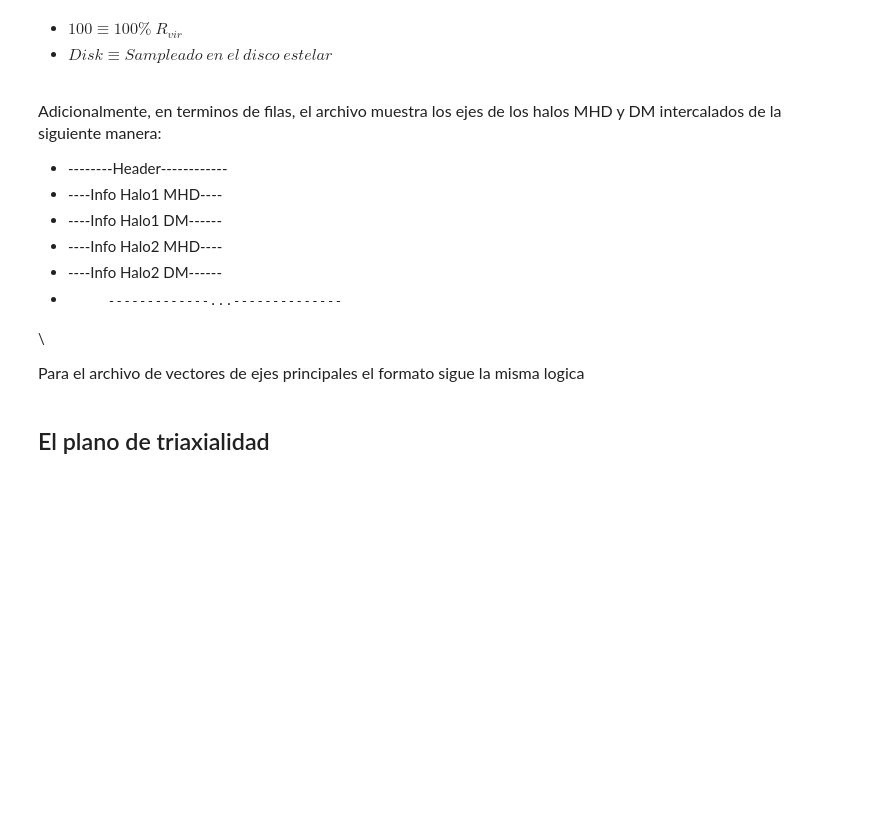
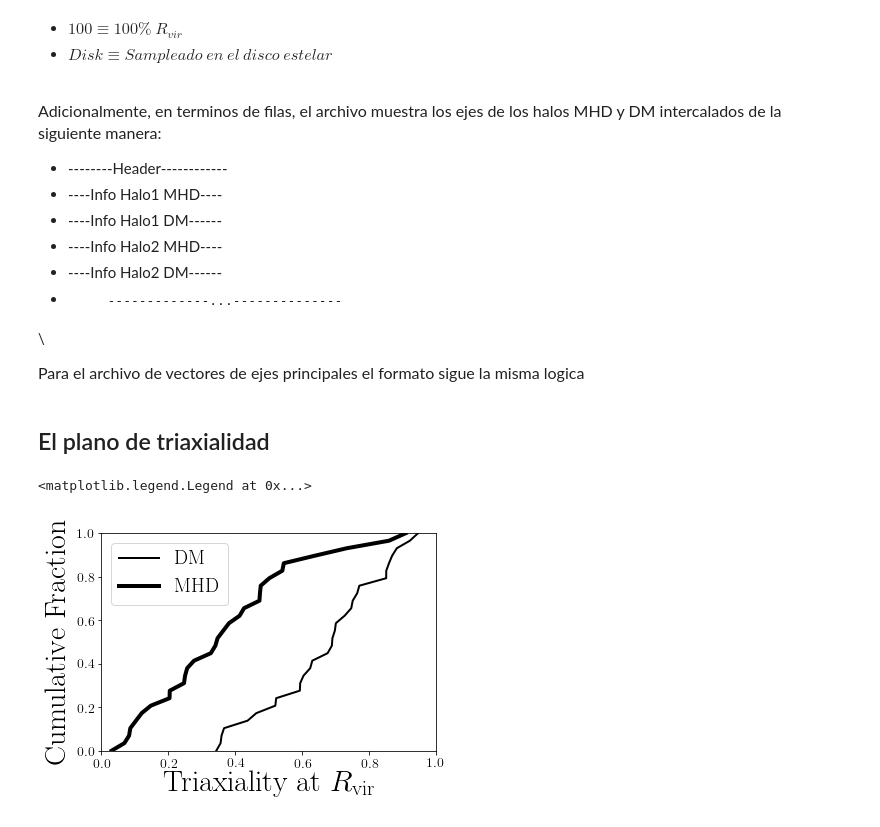
Before and after one commit to jdprada1760/Paper_Halo_shapes, a Jupyter notebook: Code/Triaxial_Plane.ipynb, the cells around one changed output. Saved outputs shown, nothing was run; the diff lists cells and outputs as text; code cells hidden in the pictures; blank space fills up the shorter version.

Commit message:
update triaxial plane plots

```diff
--- a/Code/Triaxial_Plane.ipynb
+++ b/Code/Triaxial_Plane.ipynb
@@ -198,3 +199,29 @@ for axe,name in (zip([axesDM,axesMHD],['DM','MHD'])):
     #plt.show()
     plot_name = '../Data/Halo_General/Lvl_4_Triax_Plane_'+name+'.png'
     plt.savefig(plot_name,bbox_inches='tight')
+# %%
+axis_a = axesDM[:,:,0]
+axis_b = axesDM[:,:,1]
+axis_c = axesDM[:,:,2]
+T_DM = (1-axis_b/axis_a)/(1-axis_c/axis_a)
+
+axis_a = axesMHD[:,:,0]
+axis_b = axesMHD[:,:,1]
+axis_c = axesMHD[:,:,2]
+T_MHD = (1-axis_b/axis_a)/(1-axis_c/axis_a)
+
+delta_T = T_MHD-T_DM
+
+i_radius_vir_8 = 0
+i_radius_vir = -2
+# %%
+plt.plot(np.sort(T_DM[:,i_radius_vir]), np.linspace(0,1,30), label='DM', linewidth=2, color='black')
+plt.plot(np.sort(T_MHD[:,i_radius_vir]), np.linspace(0,1,30), label='MHD', linewidth=4, color='black')
+plt.xlabel(r"Triaxiality at $R_{\rm vir}$")
+plt.ylabel("Cumulative Fraction")
+plt.xlim([0,1])
+plt.ylim([0,1])
+plt.legend(fontsize=20)
+# %% [output]
+<matplotlib.legend.Legend at 0x...>
+[figure, added]
```
Also changed, not shown: parts of 3 cells of this notebook.
